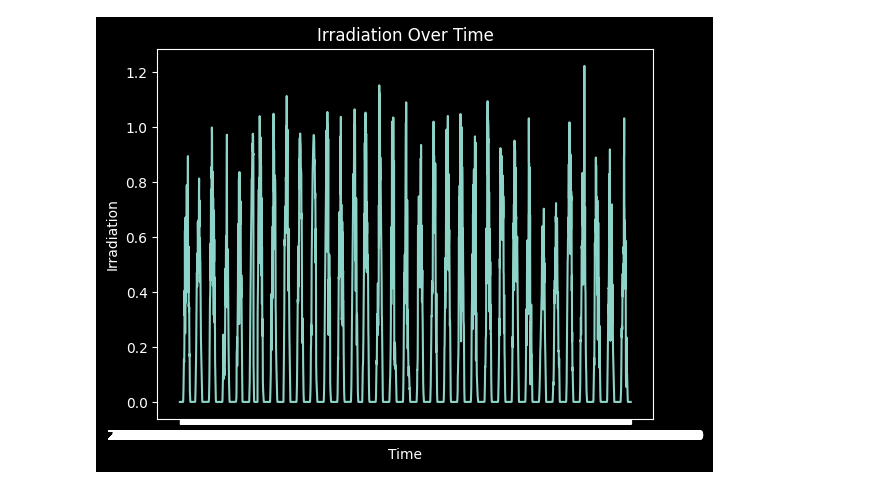
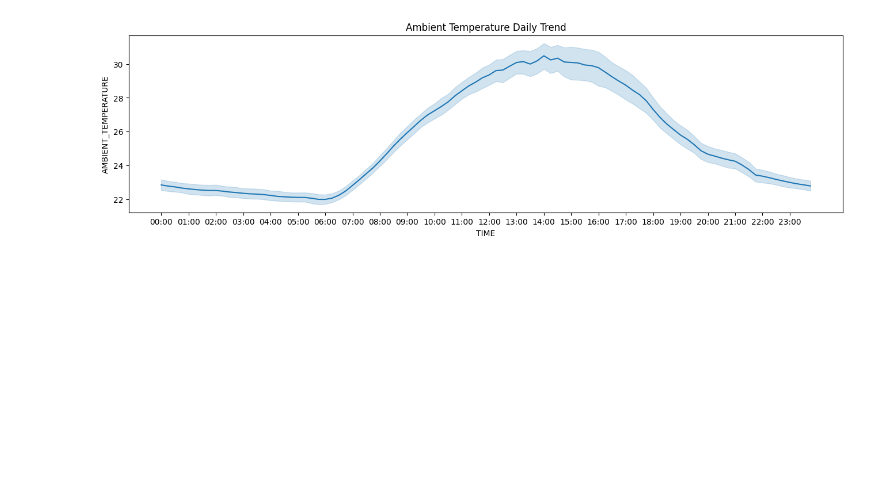
Before and after one commit to bennykn8/HelioCast, a Jupyter notebook: Plant_EDA.ipynb, the cells around one changed output. Drawn from its saved outputs; the diff is of its cells as text; code cells hidden in the pictures; blank space fills up the shorter version.

```diff
--- a/Plant_EDA.ipynb
+++ b/Plant_EDA.ipynb
@@ -55,0 +69,5 @@ df2.head(100)
+# %%
+df2_prep = df2.copy()
+df2_prep[['DATE', 'TIME']] = df2['DATE_TIME'].str.split(' ', expand=True)
+
+df2_prep.head()
@@ -56,28 +81,66 @@ df2.head(100)
 # %%
-print(df2["DATE_TIME"].min(), df2["DATE_TIME"].max())
+#SENSOR DATA EDA
 
-print(df2["IRRADIATION"].min(), df2["IRRADIATION"].max())
-print(df2["AMBIENT_TEMPERATURE"].min(), df2["AMBIENT_TEMPERATURE"].max())
-print(df2["MODULE_TEMPERATURE"].min(), df2["MODULE_TEMPERATURE"].max())
+print(
+    f"Date Time Range: "
+    f"Min = {df2['DATE_TIME'].min()}, "
+    f"Max = {df2['DATE_TIME'].max()}"
+)
 
-plt.figure()
-plt.plot(df2["DATE_TIME"], df2["IRRADIATION"])
-plt.xlabel("Time")
-plt.ylabel("Irradiation")
-plt.title("Irradiation Over Time")
+print(
+    f"Irradiation Range: "
+    f"Min = {df2['IRRADIATION'].min():.2f}, "
+    f"Max = {df2['IRRADIATION'].max():.2f}"
+)
+
+print(
+    f"Ambient Temperature Range: "
+    f"Min = {df2['AMBIENT_TEMPERATURE'].min():.2f}, "
+    f"Max = {df2['AMBIENT_TEMPERATURE'].max():.2f}"
+)
+
+print(
+    f"Module Temperature Range: "
+    f"Min = {df2['MODULE_TEMPERATURE'].min():.2f}, "
+    f"Max = {df2['MODULE_TEMPERATURE'].max():.2f}"
+)
+
+df2_prep["TIME"] = pd.to_datetime(df2_prep["TIME"])
+hourly_ticks = df2_prep["TIME"].dt.floor("h").drop_duplicates()
+
+
+#AMBIENT TEMP PLOT
+plt.figure(figsize=(16, 4))
+ax = sns.lineplot(
+    data=df2_prep,
+    x="TIME",
+    y="AMBIENT_TEMPERATURE"
+)
+ax.set_xticks(hourly_ticks)
+ax.set_xticklabels(hourly_ticks.dt.strftime("%H:%M"))
+plt.title("Ambient Temperature Daily Trend")
+
+#IRRADIATION PLOT
+plt.figure(figsize=(16, 4))
+ax = sns.lineplot(
+    data=df2_prep,
+    x="TIME",
+    y="IRRADIATION"
+)
+ax.set_xticks(hourly_ticks)
+ax.set_xticklabels(hourly_ticks.dt.strftime("%H:%M"))
+plt.title("Irradiation Daily Trend")
+
+#MODULE TEMP PLOT
+plt.figure(figsize=(16, 4))
+ax = sns.lineplot(
+    data=df2_prep,
+    x="TIME",
+    y="MODULE_TEMPERATURE"
+)
+ax.set_xticks(hourly_ticks)
+ax.set_xticklabels(hourly_ticks.dt.strftime("%H:%M"))
+plt.title("Module Temperature Daily Trend")
+
 plt.show()
-
-plt.figure()
-plt.plot(df2["DATE_TIME"], df2["AMBIENT_TEMPERATURE"])
-plt.xlabel("Time")
-plt.ylabel("Ambient Temperature")
-plt.title("Ambient Temperature Over Time")
-plt.show()
-
-plt.figure()
-plt.plot(df2["DATE_TIME"], df2["MODULE_TEMPERATURE"])
-plt.xlabel("Time")
-plt.ylabel("Module Temperature")
-plt.title("Module Temperature Over Time")
-plt.show()
 # %% [output]
@@ -88 +151 @@ plt.show()
-[figure, old version]
+[figure, new version]
```
Also changed, not shown: parts of 16 cells of this notebook.
